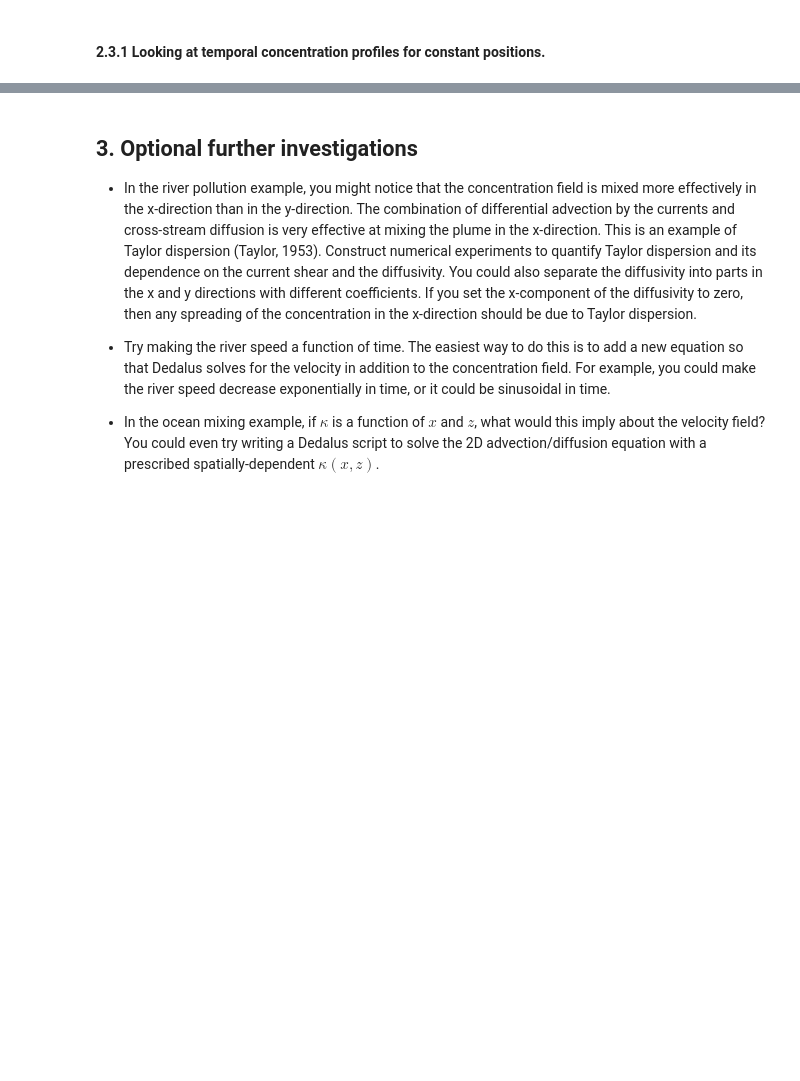
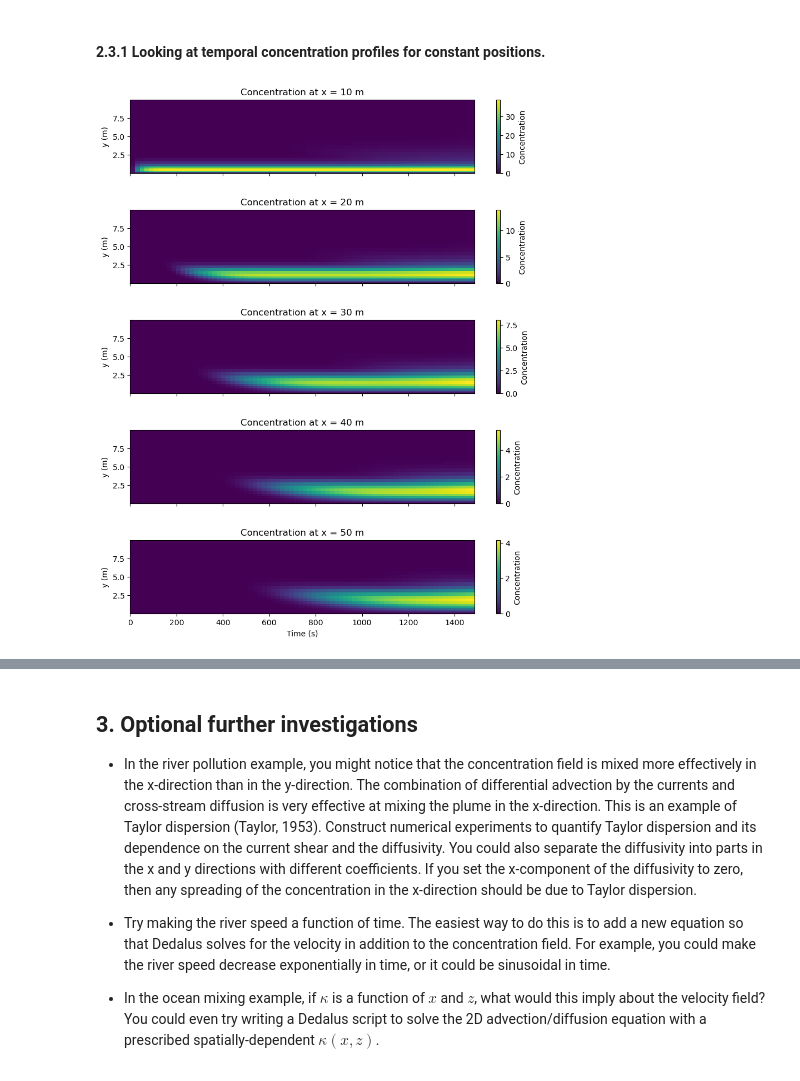
Before and after one commit to maxcharvey/QCES_LNM_projects, a Jupyter notebook: Project2_transport.ipynb, the cells around one changed output, grey strips where cells are left out. Cells and saved outputs as stored; diff of their text form; code cells hidden in the pictures; blank space fills up the shorter version.

```diff
--- a/Project2_transport.ipynb
+++ b/Project2_transport.ipynb
@@ -919,0 +918,45 @@ If the flow speed of the river is $0.1ms^{-1}$ then the expected downstream dist
+# %%
+# In this code cell we are going to look at plotting the concentrations over time for come consant x cooridnates:
+
+# First let's define the x coordinates we want to plot
+
+c_save = np.array(c_save)
+x_coords = [ 51, 102, 154, 205, 255]
+x_samples = [10, 20, 30, 40, 50]
+
+min_conc = np.min(c_save[:-1, x_coords, :-1])
+max_conc = np.max(c_save[:-1, x_coords, :-1])
+
+
+# Create the figure and subplots
+fig, ax = plt.subplots(figsize=(10, 12), nrows=len(x_coords), sharex=True)
+fig.subplots_adjust(hspace=0.5)  # Adjust spacing between subplots
+
+# Loop over the x coordinates and plot the concentration field
+for i, x_coord in enumerate(x_coords):
+    # Use pcolormesh with shading="auto"
+    pcm = ax[i].pcolormesh(
+        np.array(t_save),  # Time on the x-axis
+        y[0, :],  # y-coordinates on the y-axis
+        c_save[:-1, x_coord, :-1].T,  # Concentration field transposed
+        cmap="viridis",  # Colormap for concentration
+        shading="auto"#,
+        #vmin=min_conc,
+        #vmax=max_conc    # Automatically adjust shading to match dimensions
+    )
+
+    # Add a colorbar for each subplot
+    cbar = fig.colorbar(pcm, ax=ax[i], orientation="vertical")
+    cbar.set_label('Concentration')
+
+    # Set subplot titles and labels
+    ax[i].set_title(f'Concentration at x = {x_samples[i]} m')
+    ax[i].set_ylabel('y (m)')
+
+# Add a common x-axis label for all subplots
+ax[-1].set_xlabel('Time (s)')
+
+# Show the plot
+plt.show()
+# %% [output]
+[figure, added]
```
Also changed, not shown: parts of 17 cells of this notebook, 2 other files.
